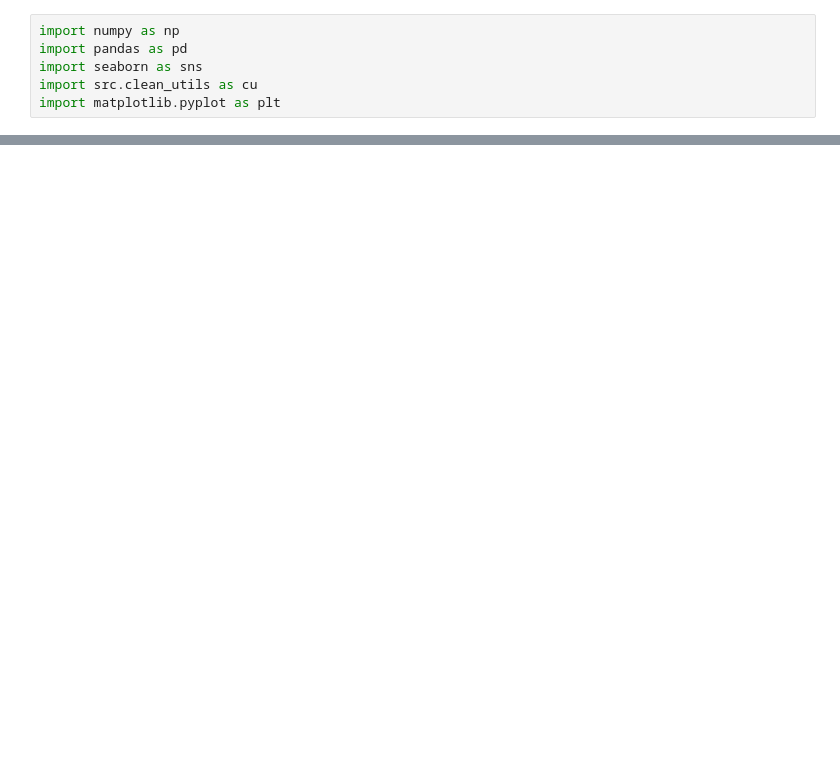
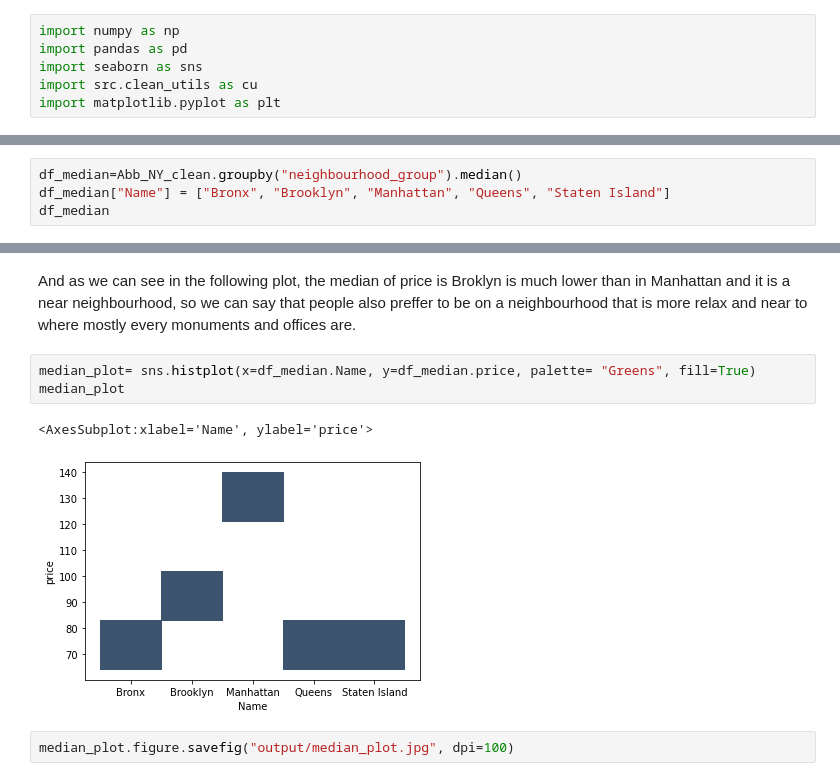
Before and after one commit to Marina-Diez/Kaggle-Api-Project-MarinaD, a Jupyter notebook: Visualization.ipynb, the cells around one changed output, grey strips where cells are left out. Drawn from its saved outputs; the diff is of its cells as text; blank space fills up the shorter version.

```diff
--- a/Visualization.ipynb
+++ b/Visualization.ipynb
@@ -28,0 +61,4 @@ TOP3_species = sns.countplot(x=Abb_NY_clean.neighbourhood_group, hue=Abb_NY_clea
+# %%
+df_median=Abb_NY_clean.groupby("neighbourhood_group").median()
+df_median["Name"] = ["Bronx", "Brooklyn", "Manhattan", "Queens", "Staten Island"]
+df_median
@@ -28,0 +73,10 @@ TOP3_species = sns.countplot(x=Abb_NY_clean.neighbourhood_group, hue=Abb_NY_clea
+# %% [markdown]
+And as we can see in the following plot, the median of price is Broklyn is much lower than in Manhattan and it is a near neighbourhood, so we can say that people also preffer to be on a neighbourhood that is more relax and near to where mostly every monuments and offices are.
+# %%
+median_plot= sns.histplot(x=df_median.Name, y=df_median.price, palette= "Greens", fill=True)
+median_plot
+# %% [output]
+<AxesSubplot:xlabel='Name', ylabel='price'>
+[figure, added]
+# %%
+median_plot.figure.savefig("output/median_plot.jpg", dpi=100)
```
Also changed, not shown: parts of 16 cells of this notebook, 7 other files.
